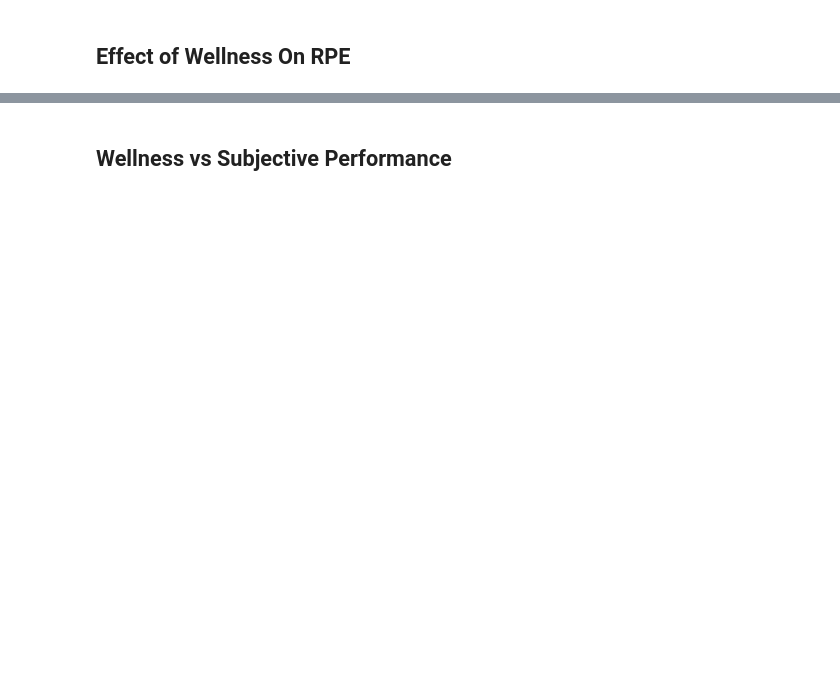
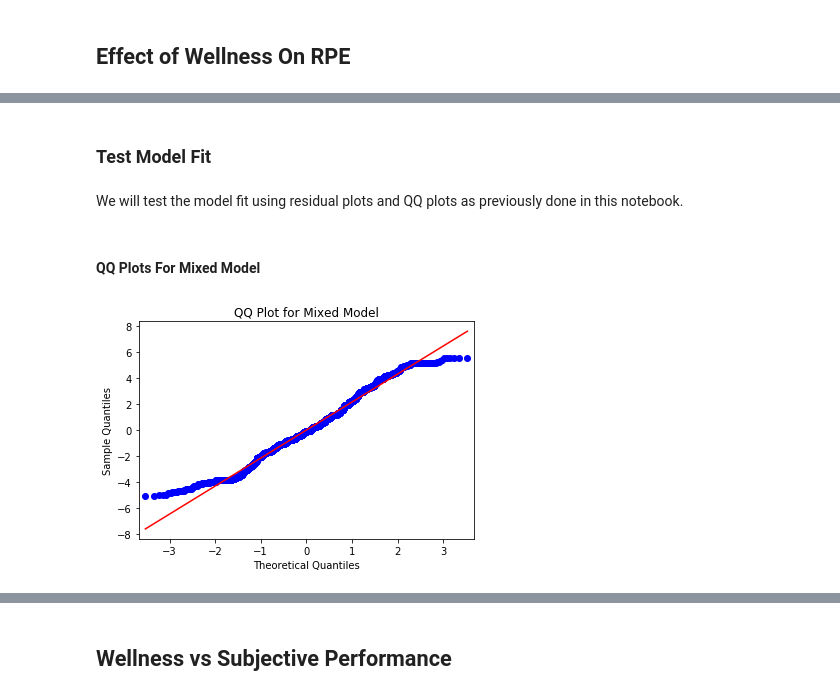
Before and after one commit to JoeRoussy/sta2453-project-1, a Jupyter notebook: fill_in_missing_rpe_data.ipynb, the cells around one changed output, grey strips where cells are left out. Cells and saved outputs as stored; diff of their text form; code cells hidden in the pictures; blank space fills up the shorter version.

```diff
--- a/fill_in_missing_rpe_data.ipynb
+++ b/fill_in_missing_rpe_data.ipynb
@@ -650,0 +805,4 @@ print(rpe_wellness_mixed_fit.summary())
+# %%
+mixed_rpe_mod = smf.mixedlm("RPE ~ TrainingReadiness + Pain + Nutrition", rpe_wellness, groups=rpe_wellness['PlayerID'])
+mixed_rpe_res = mixed_rpe_mod.fit()
+print(mixed_rpe_res.summary())
@@ -657,0 +862,12 @@ print(rpe_wellness_mixed_fit.summary())
+# %% [markdown]
+### Test Model Fit
+# %% [markdown]
+We will test the model fit using residual plots and QQ plots as previously done in this notebook.
+# %% [markdown]
+#### QQ Plots For Mixed Model
+# %%
+qqplot(mixed_rpe_res.resid, line='s')
+plt.title('QQ Plot for Mixed Model')
+plt.show()
+# %% [output]
+[figure, added]
```
Also changed, not shown: parts of 121 cells of this notebook.
